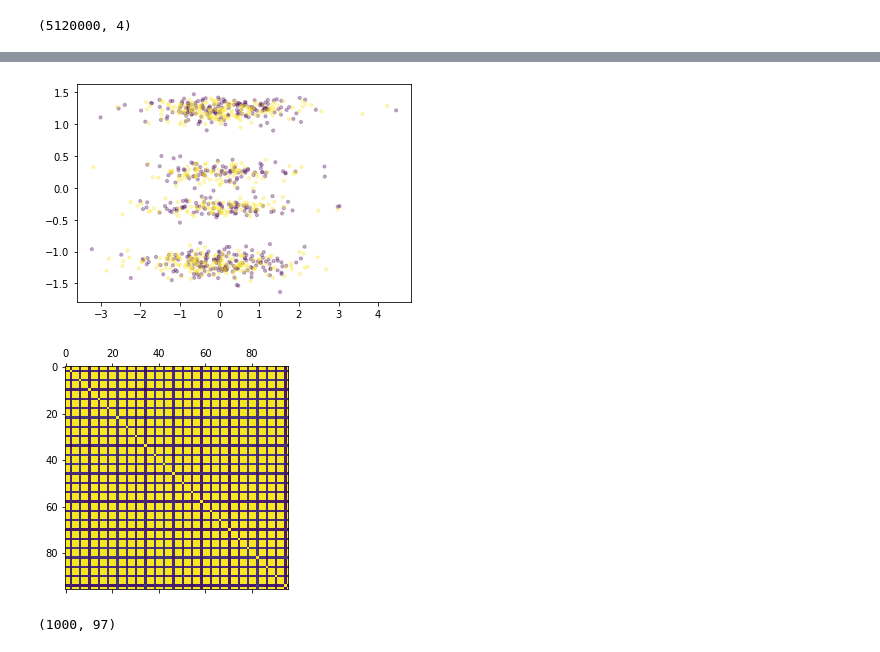
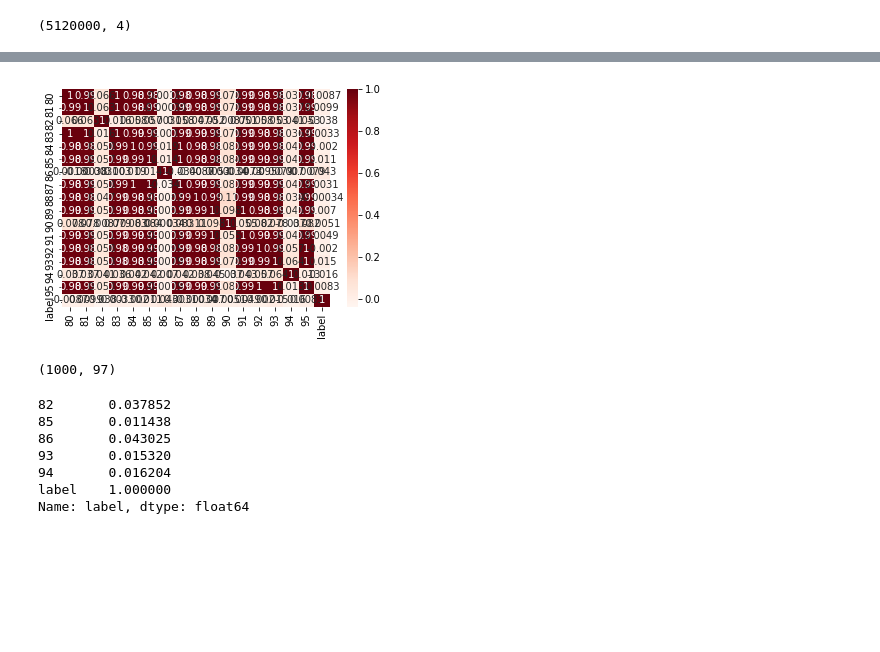
Before and after one commit to anmutechsupport/content-capture, a Jupyter notebook: data_augmentation.ipynb, the cells around one changed output, grey strips where cells are left out. Drawn from its saved outputs; the diff is of its cells as text; code cells hidden in the pictures; blank space fills up the shorter version.

```diff
--- a/data_augmentation.ipynb
+++ b/data_augmentation.ipynb
@@ -110,15 +102,29 @@ normalized = pd.DataFrame(descriptive_stats(features))
 # %%
 normalized["label"] = labels
 
 plt.scatter(normalized.iloc[:, 50], normalized.iloc[:, 40], c=normalized.iloc[:, -1], alpha=0.3, cmap='viridis', s=10)
-plt.matshow(normalized.iloc[:, :96].corr())
+cor = normalized.iloc[:, 80:].corr()
+sn.heatmap(cor, annot=True, cmap=plt.cm.Reds)
 plt.show()
 
 print(normalized.shape)
 # %% [output]
-[figure, old version]
+[figure, new version]
-[figure, removed]
 (1000, 97)
+# %%
+#Correlation with output variable
+cor_target = abs(cor["label"])
+#Selecting highly correlated features
+relevant_features = cor_target[cor_target>0.01]
+relevant_features
+# %% [output]
+82       0.037852
+85       0.011438
+86       0.043025
+93       0.015320
+94       0.016204
+label    1.000000
+Name: label, dtype: float64
 # %%
 procs = [Categorify, FillMissing, Normalize]
 dls = TabularDataLoaders.from_df(df = normalized, procs=procs, cont_names=list(normalized.columns)[:-1],
```
Also changed, not shown: parts of 5 cells of this notebook.
